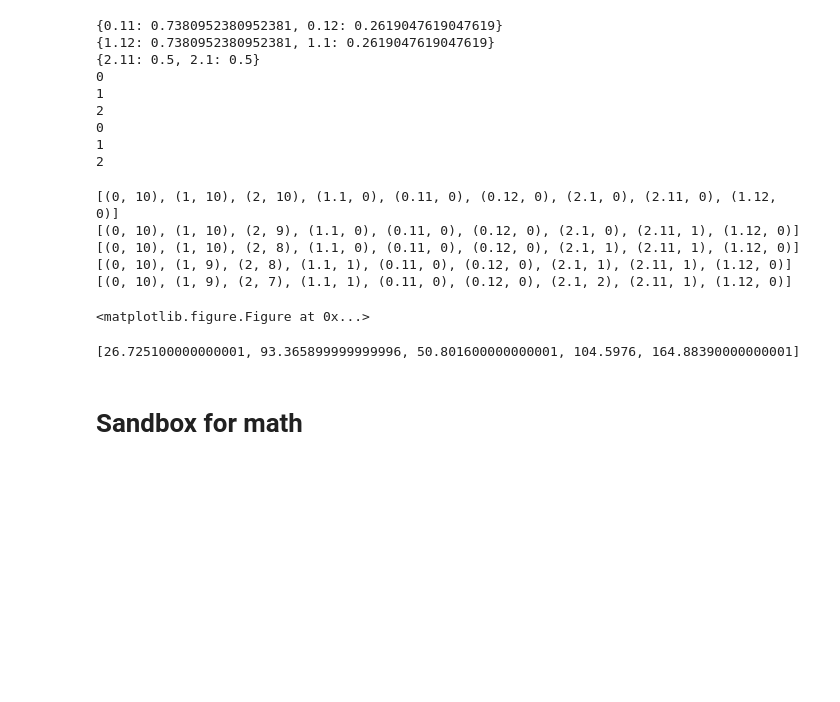
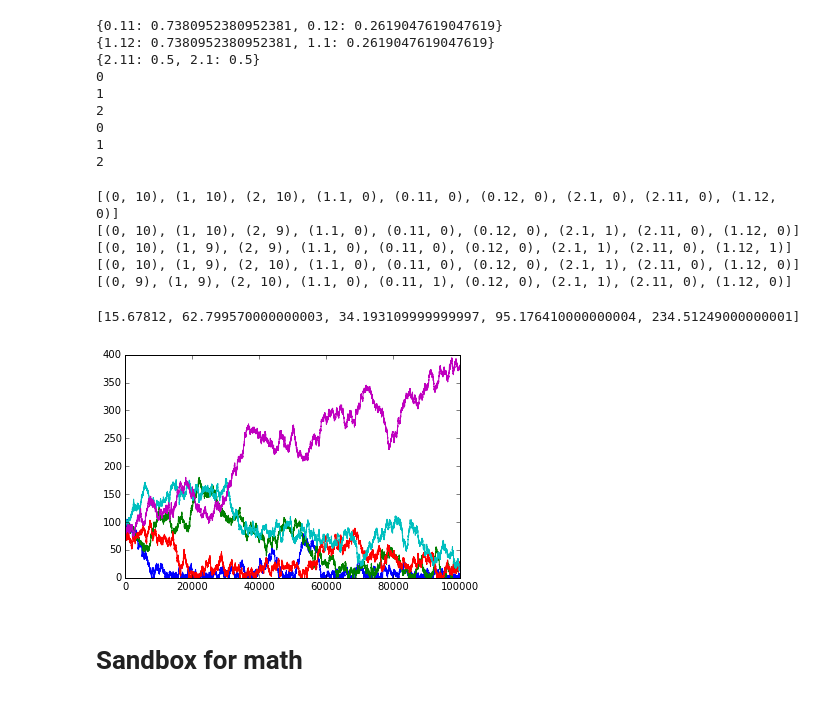
Before and after one commit to yuanchenyang/jackson-simulation, a Jupyter notebook: TaxiNetworks.ipynb, the cells around one changed output. Cells and saved outputs as stored; diff of their text form; code cells hidden in the pictures; blank space fills up the shorter version.

Commit message:
add comments + tick -> jump

```diff
--- a/TaxiNetworks.ipynb
+++ b/TaxiNetworks.ipynb
@@ -42,41 +51,42 @@ for node in test_nw.graph.values():
 1
 2
 # %%
+# print the state of the network at each jump
 test_nw = l_to_r_attack(3, 1.1, 1, 10, 1)
 print [(nid, node.n) for nid, node in test_nw.graph.items()]
-test_nw.tick()
+test_nw.jump()
 print [(nid, node.n) for nid, node in test_nw.graph.items()]
-test_nw.tick()
+test_nw.jump()
 print [(nid, node.n) for nid, node in test_nw.graph.items()]
-test_nw.tick()
+test_nw.jump()
 print [(nid, node.n) for nid, node in test_nw.graph.items()]
-test_nw.tick()
+test_nw.jump()
 print [(nid, node.n) for nid, node in test_nw.graph.items()]
 # %% [output]
 [(0, 10), (1, 10), (2, 10), (1.1, 0), (0.11, 0), (0.12, 0), (2.1, 0), (2.11, 0), (1.12, 0)]
-[(0, 10), (1, 10), (2, 9), (1.1, 0), (0.11, 0), (0.12, 0), (2.1, 0), (2.11, 1), (1.12, 0)]
-[(0, 10), (1, 10), (2, 8), (1.1, 0), (0.11, 0), (0.12, 0), (2.1, 1), (2.11, 1), (1.12, 0)]
-[(0, 10), (1, 9), (2, 8), (1.1, 1), (0.11, 0), (0.12, 0), (2.1, 1), (2.11, 1), (1.12, 0)]
-[(0, 10), (1, 9), (2, 7), (1.1, 1), (0.11, 0), (0.12, 0), (2.1, 2), (2.11, 1), (1.12, 0)]
+[(0, 10), (1, 10), (2, 9), (1.1, 0), (0.11, 0), (0.12, 0), (2.1, 1), (2.11, 0), (1.12, 0)]
+[(0, 10), (1, 9), (2, 9), (1.1, 0), (0.11, 0), (0.12, 0), (2.1, 1), (2.11, 0), (1.12, 1)]
+[(0, 10), (1, 9), (2, 10), (1.1, 0), (0.11, 0), (0.12, 0), (2.1, 1), (2.11, 0), (1.12, 0)]
+[(0, 9), (1, 9), (2, 10), (1.1, 0), (0.11, 1), (0.12, 0), (2.1, 1), (2.11, 0), (1.12, 0)]
 # %%
 from collections import Counter
 
 test_nw = l_to_r_attack(5, 1.1, 0.1, 100, 0.1)
 counts = []
-steps = 10000
+steps = 100000
 
 for _ in range(steps):
-    test_nw.tick()
+    test_nw.jump()
     counts.append(test_nw.get_station_counts()[1])
 
 x = range(steps)
 for y in zip(*counts):
     plt.plot(x, y)
 
 print map(np.mean, zip(*counts))
 # %% [output]
-<matplotlib.figure.Figure at 0x...>
+[15.67812, 62.799570000000003, 34.193109999999997, 95.176410000000004, 234.51249000000001]
-[26.725100000000001, 93.365899999999996, 50.801600000000001, 104.5976, 164.88390000000001]
+[figure, added]
 # %% [markdown]
 # Sandbox for math
 # %%
```
Also changed, not shown: parts of 3 cells of this notebook, 1 other file.
